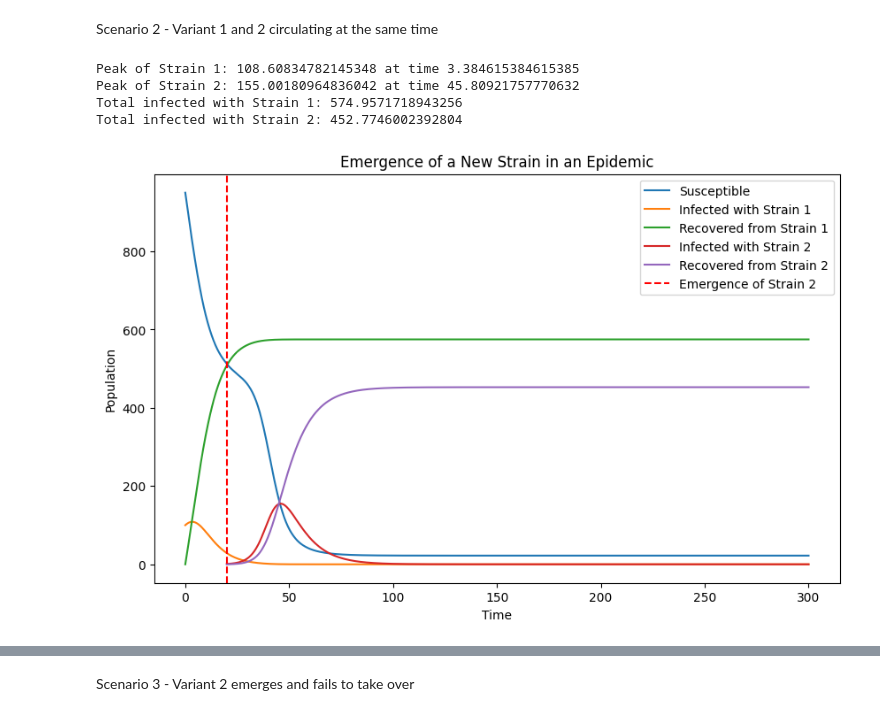
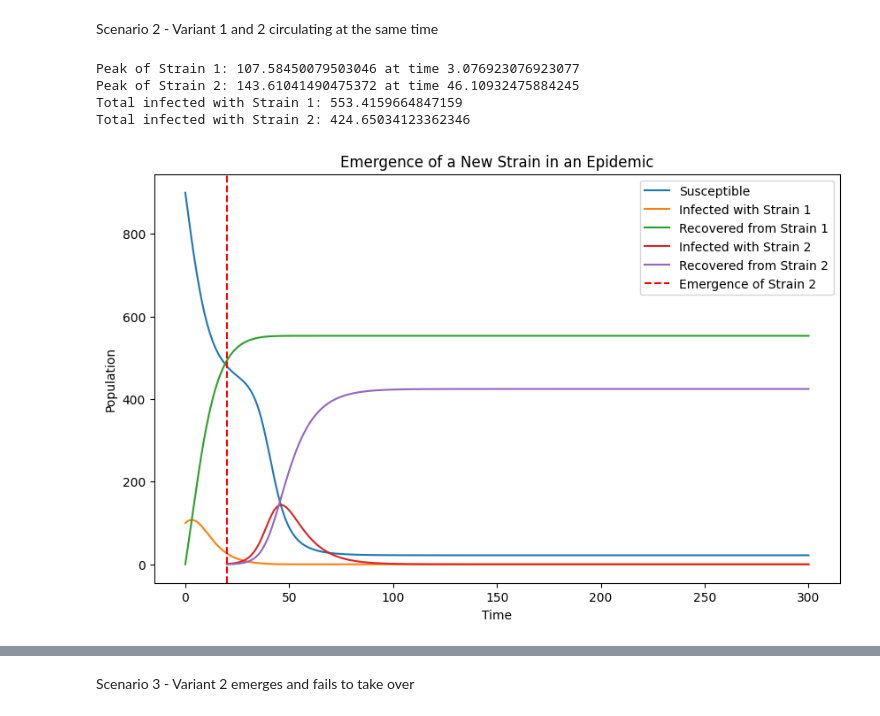
Before and after one commit to kguzman24/epidemic-drivers-through-machine-learning, a Jupyter notebook: notebooks/exploring_new_emergence.ipynb, the cells around one changed output, grey strips where cells are left out. Saved outputs shown, nothing was run; the diff lists cells and outputs as text; code cells hidden in the pictures.

```diff
--- a/notebooks/exploring_new_emergence.ipynb
+++ b/notebooks/exploring_new_emergence.ipynb
@@ -55,14 +43,14 @@ Scenario 2 - Variant 1 and 2 circulating at the same time
 # %%
 #same params as scenario 1, increasing the initial number of infected with strain 1 to 100
 params = [0.42, 0.85, 0.33, 0.12] #beta1, beta2, gamma1, gamma2
-y0 = [950, 100, 0, 0, 0] # 990 susceptible, 100 infected with strain 1, 0 infected with strain 2, 0 recovered from strain 1, 0 recovered from strain 2
+y0 = [900, 100, 0, 0, 0] # 990 susceptible, 100 infected with strain 1, 0 infected with strain 2, 0 recovered from strain 1, 0 recovered from strain 2
 t, y = ne.simulate_emergence(params, y0, t_emerge=20)
 
 ne.plot_emergence(t, y)
 # %% [output]
-Peak of Strain 1: 108.60834782145348 at time 3.384615384615385
-Peak of Strain 2: 155.00180964836042 at time 45.80921757770632
-Total infected with Strain 1: 574.9571718943256
-Total infected with Strain 2: 452.7746002392804
+Peak of Strain 1: 107.58450079503046 at time 3.076923076923077
+Peak of Strain 2: 143.61041490475372 at time 46.10932475884245
+Total infected with Strain 1: 553.4159664847159
+Total infected with Strain 2: 424.65034123362346
-[figure, old version]
+[figure, new version]
 # %% [markdown]
```
Also changed, not shown: parts of 8 cells of this notebook, 11 other files.
